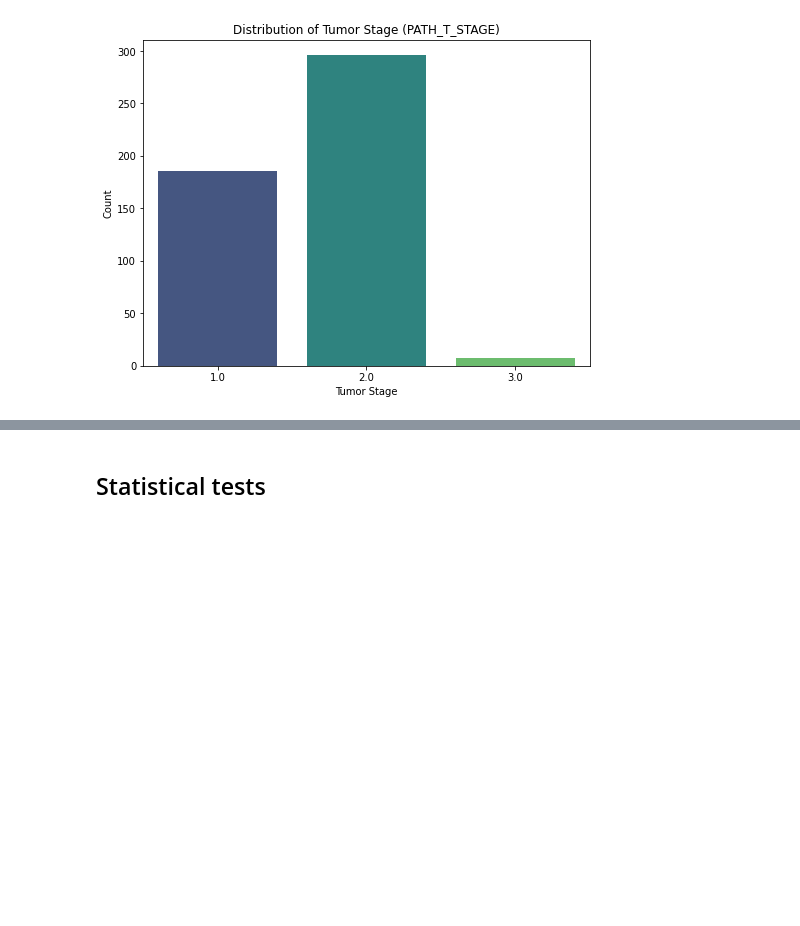
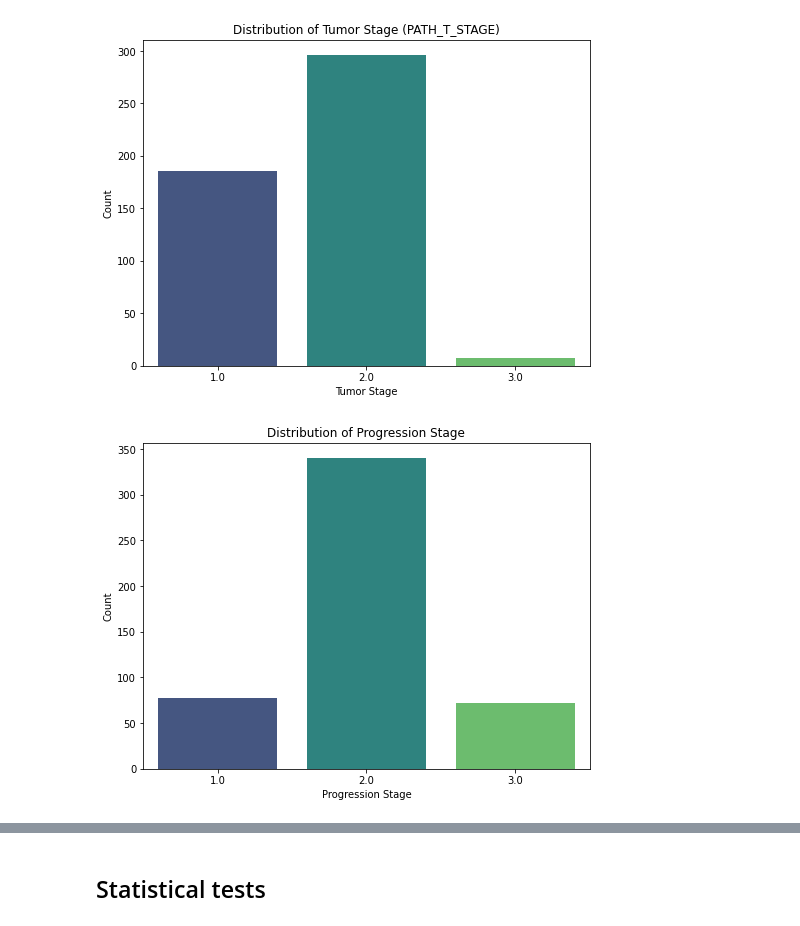
Before and after one commit to yamlakyam/Multifactor-Analysis-of-Prostate-Cancer-Outcome, a Jupyter notebook: Analysis.ipynb, the cells around one changed output, grey strips where cells are left out. Saved outputs shown, nothing was run; the diff lists cells and outputs as text; code cells hidden in the pictures; blank space fills up the shorter version.

```diff
--- a/Analysis.ipynb
+++ b/Analysis.ipynb
@@ -385,3 +385,13 @@ plt.show()
 # %% [output]
 [figure]
 [figure]
+# %%
+# Bar plot for progression (categorical variable)
+plt.figure(figsize=(8, 6))
+sns.countplot(x='PATH_N_STAGE', data=data_filtered, palette='viridis')
+plt.title('Distribution of Progression Stage')
+plt.xlabel('Progression Stage')
+plt.ylabel('Count')
+plt.show()
+# %% [output]
+[figure, added]
```
Also changed, not shown: parts of 35 cells of this notebook.
